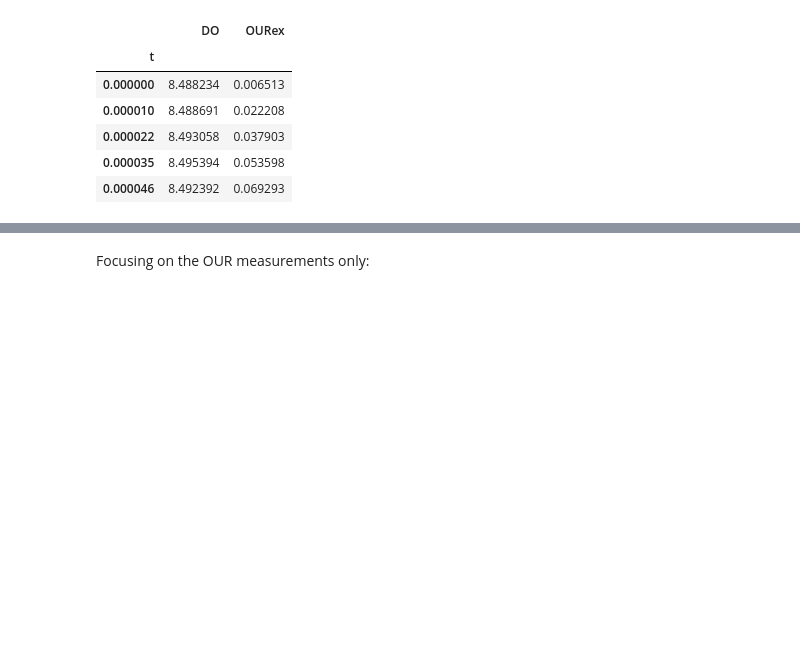
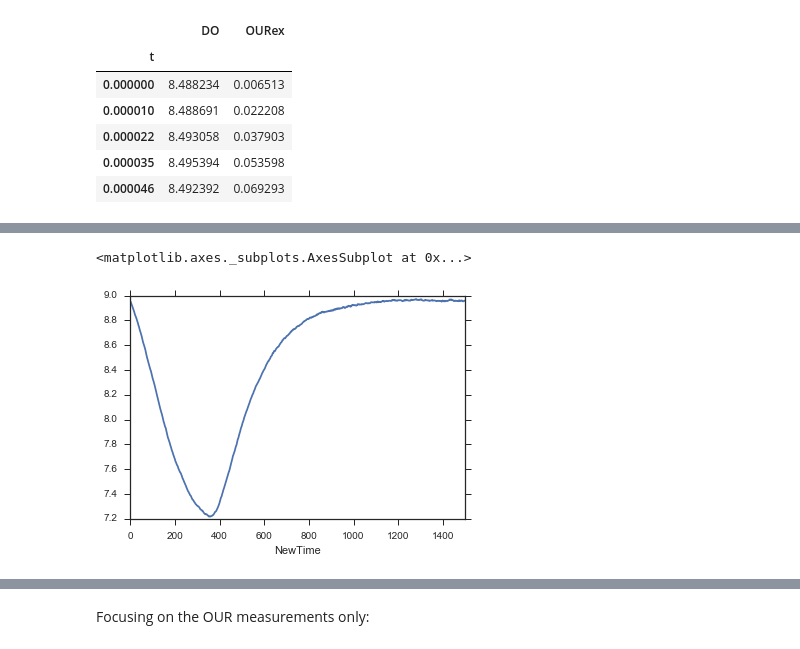
Before and after one commit to stijnvanhoey/phd_ipynb_respiro_showcases, a Jupyter notebook: bayesian_story/pyIDEAS_bayes.ipynb, the cells around one changed output, grey strips where cells are left out. Cells and saved outputs as stored; diff of their text form; code cells hidden in the pictures; blank space fills up the shorter version.

```diff
--- a/bayesian_story/pyIDEAS_bayes.ipynb
+++ b/bayesian_story/pyIDEAS_bayes.ipynb
@@ -92,0 +108,10 @@ output["OURex"].plot()
+# %%
+cubber1 = pd.read_csv("../thesis_decubber/0508A1_pieken.csv")[['NewTime','DO', 'OUR filt']]
+cubber1 = cubber1.set_index('NewTime')
+cubber5 = pd.read_csv("../thesis_decubber/0508A5_pieken.csv")[['NewTime','DO', 'OUR filt']]
+cubber5 = cubber5.set_index('NewTime')
+# %%
+cubber1['DO'].plot()
+# %% [output]
+<matplotlib.axes._subplots.AxesSubplot at 0x...>
+[figure, added]
```
Also changed, not shown: parts of 34 cells of this notebook, 2 other files.
